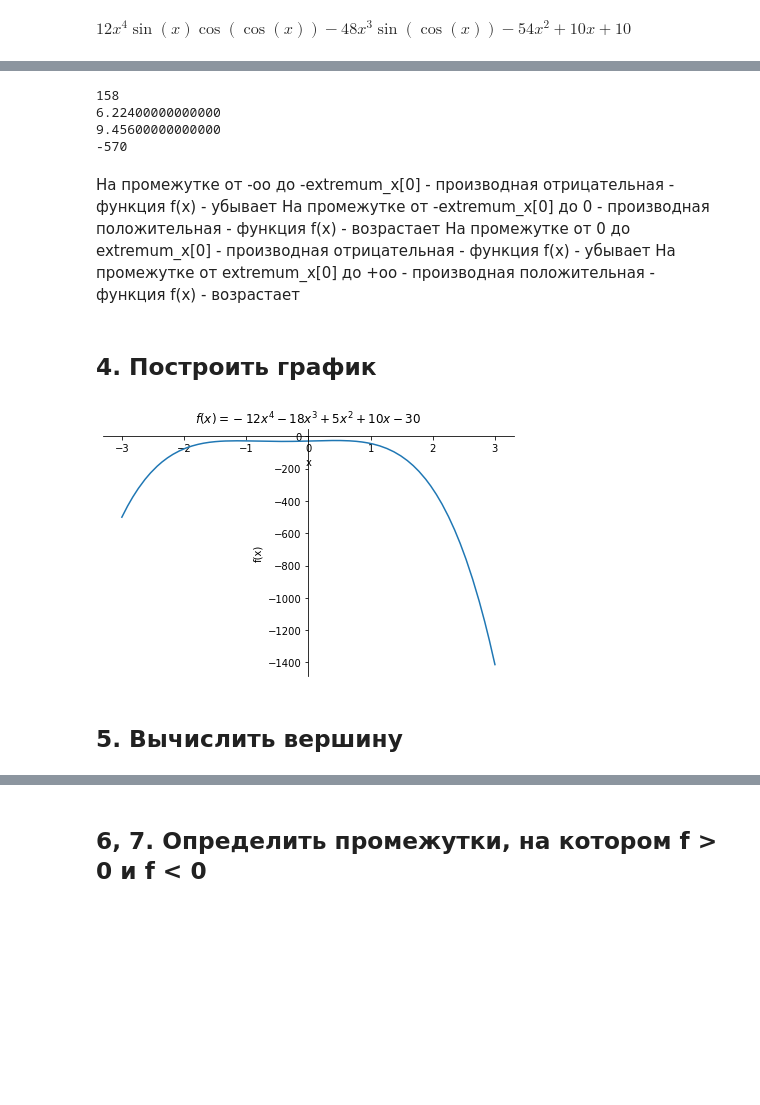
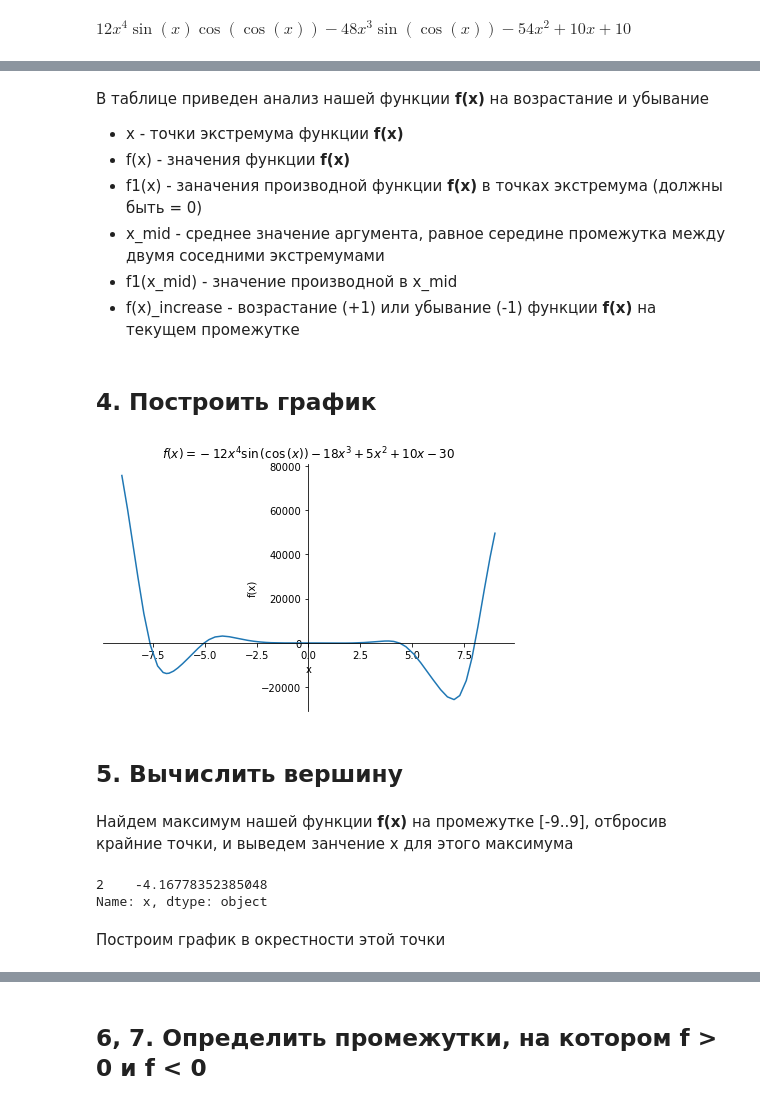
Before and after one commit to Zep314/PyHW11, a Jupyter notebook: task01.ipynb, the cells around one changed output, grey strips where cells are left out. Cells and saved outputs as stored; diff of their text form; code cells hidden in the pictures; blank space fills up the shorter version.

```diff
--- a/task01.ipynb
+++ b/task01.ipynb
@@ -81,27 +91,31 @@ print(f.subs(x,extremum_x[0]).n())
-# %%
-print(f1.subs(x,-2))
-print(f1.subs(x,-0.2))
-print(f1.subs(x,0.2))
-print(f1.subs(x,2))
-# %% [output]
-158
-6.22400000000000
-9.45600000000000
--570
 # %% [markdown]
-На промежутке от -oo до -extremum_x[0] - производная отрицательная - функция f(x) - убывает
-На промежутке от -extremum_x[0] до 0 - производная положительная - функция f(x) - возрастает
-На промежутке от 0 до extremum_x[0] - производная отрицательная - функция f(x) - убывает
-На промежутке от extremum_x[0] до +oo - производная положительная - функция f(x) - возрастает
+В таблице приведен анализ нашей функции **f(x)** на возрастание и убывание
+
+* x - точки экстремума функции **f(x)**
+* f(x) - значения функции **f(x)**
+* f1(x) - заначения производной функции **f(x)** в точках экстремума (должны быть = 0)
+* x_mid - среднее значение аргумента, равное середине промежутка между двумя соседними экстремумами
+* f1(x_mid) - значение производной в x_mid
+* f(x)\_increase - возрастание (+1) или убывание (-1) функции **f(x)** на текущем промежутке
 # %% [markdown]
 ## 4. Построить график
 # %%
 str= latex(S(f,evaluate = False))
-p = plot(f,(x,-3,3),title='$'+'f(x)='+str+'$', show=  False)
+p = plot(f,(x,-9,9),title='$'+'f(x)='+str+'$', show=  False)
 p.show()
 # %% [output]
-[figure, old version]
+[figure, new version]
 # %% [markdown]
 ## 5. Вычислить вершину
+# %% [markdown]
+Найдем максимум нашей функции **f(x)** на промежутке \[-9..9\], отбросив крайние точки, и выведем занчение x для этого максимума
+# %%
+idx = my_df[my_df['f(x)'] == my_df['f(x)'].iloc[1:-1].max()].index
+my_df.loc[idx,'x']
+# %% [output]
+2    -4.16778352385048
+Name: x, dtype: object
+# %% [markdown]
+Построим график в окрестности этой точки
 # %%
 str= latex(S(f1,evaluate = False))
```
Also changed, not shown: parts of 23 cells of this notebook.
